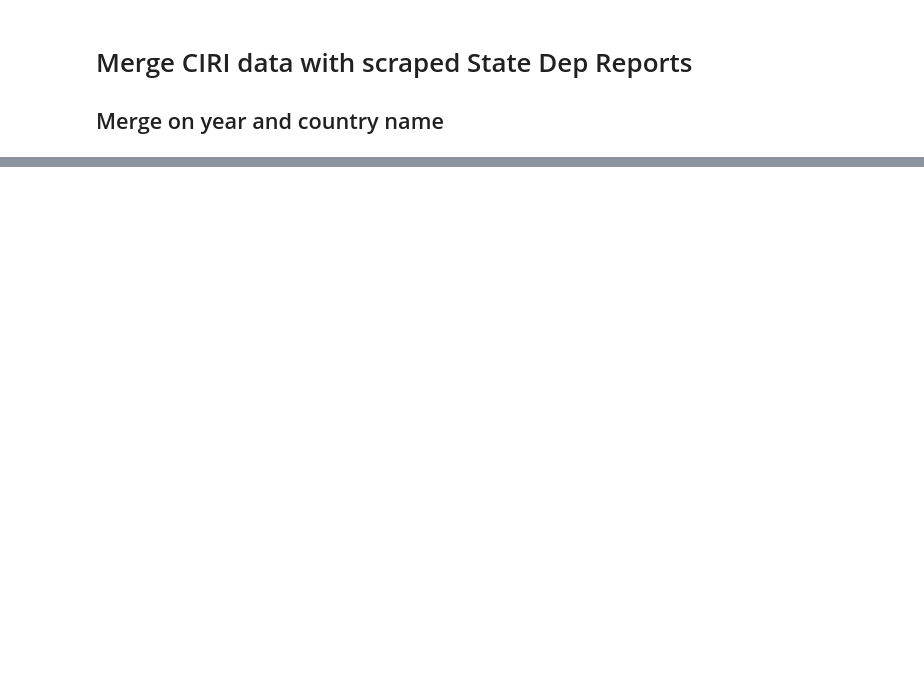
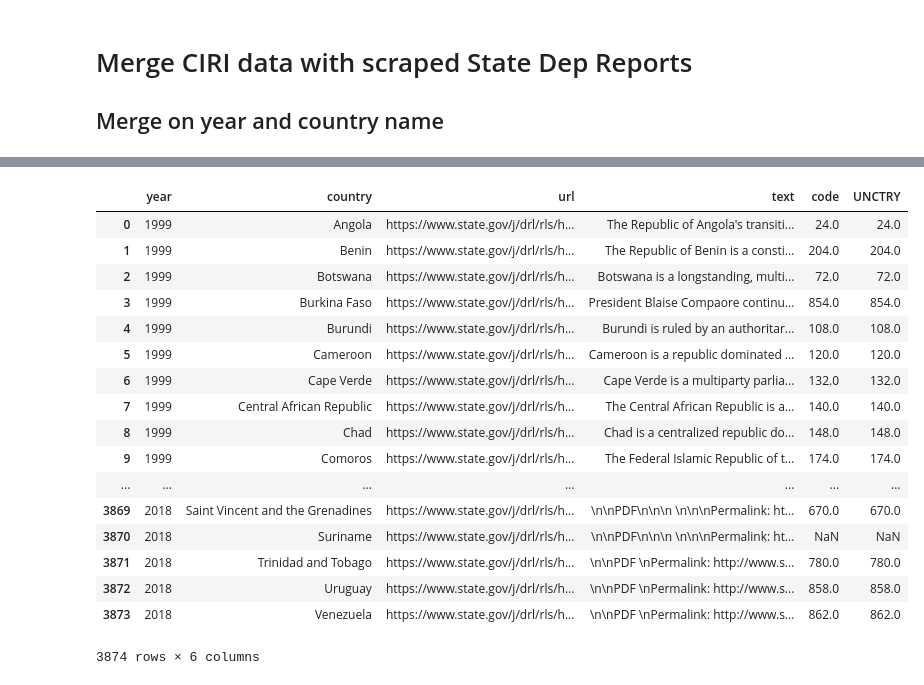
Before and after one commit to slramirez/MS_hackathon, a Jupyter notebook: notebooks/Merge CIRI with State Dep.ipynb, the cells around one changed output, grey strips where cells are left out. Drawn from its saved outputs; the diff is of its cells as text; code cells hidden in the pictures; blank space fills up the shorter version.

```diff
--- a/notebooks/Merge CIRI with State Dep.ipynb
+++ b/notebooks/Merge CIRI with State Dep.ipynb
@@ -61,0 +112,21 @@ df_text_to_ciri.to_csv('../data/Custom_State_Dep_Reports/CIRI_Text_1999_2009.csv
+# %%
+state_dep
+# %% [output]
+|  | year | country | url | text | code | UNCTRY |
+| 0 | 1999 | Angola | https://www.state.gov/j/drl/rls/h... | The Republic of Angola's transiti... | 24.0 | 24.0 |
+| 1 | 1999 | Benin | https://www.state.gov/j/drl/rls/h... | The Republic of Benin is a consti... | 204.0 | 204.0 |
+| 2 | 1999 | Botswana | https://www.state.gov/j/drl/rls/h... | Botswana is a longstanding, multi... | 72.0 | 72.0 |
+| 3 | 1999 | Burkina Faso | https://www.state.gov/j/drl/rls/h... | President Blaise Compaore continu... | 854.0 | 854.0 |
+| 4 | 1999 | Burundi | https://www.state.gov/j/drl/rls/h... | Burundi is ruled by an authoritar... | 108.0 | 108.0 |
+| 5 | 1999 | Cameroon | https://www.state.gov/j/drl/rls/h... | Cameroon is a republic dominated ... | 120.0 | 120.0 |
+| 6 | 1999 | Cape Verde | https://www.state.gov/j/drl/rls/h... | Cape Verde is a multiparty parlia... | 132.0 | 132.0 |
+| 7 | 1999 | Central African Republic | https://www.state.gov/j/drl/rls/h... | The Central African Republic is a... | 140.0 | 140.0 |
+| 8 | 1999 | Chad | https://www.state.gov/j/drl/rls/h... | Chad is a centralized republic do... | 148.0 | 148.0 |
+| 9 | 1999 | Comoros | https://www.state.gov/j/drl/rls/h... | The Federal Islamic Republic of t... | 174.0 | 174.0 |
+| ... | ... | ... | ... | ... | ... | ... |
+| 3869 | 2018 | Saint Vincent and the Grenadines | https://www.state.gov/j/drl/rls/h... | \n\nPDF\n\n\n \n\n\nPermalink: ht... | 670.0 | 670.0 |
+| 3870 | 2018 | Suriname | https://www.state.gov/j/drl/rls/h... | \n\nPDF\n\n\n \n\n\nPermalink: ht... | NaN | NaN |
+| 3871 | 2018 | Trinidad and Tobago | https://www.state.gov/j/drl/rls/h... | \n\nPDF \nPermalink: http://www.s... | 780.0 | 780.0 |
+| 3872 | 2018 | Uruguay | https://www.state.gov/j/drl/rls/h... | \n\nPDF \nPermalink: http://www.s... | 858.0 | 858.0 |
+| 3873 | 2018 | Venezuela | https://www.state.gov/j/drl/rls/h... | \n\nPDF \nPermalink: http://www.s... | 862.0 | 862.0 |
+3874 rows × 6 columns
```
Also changed, not shown: parts of 8 cells of this notebook, 1 other file.
